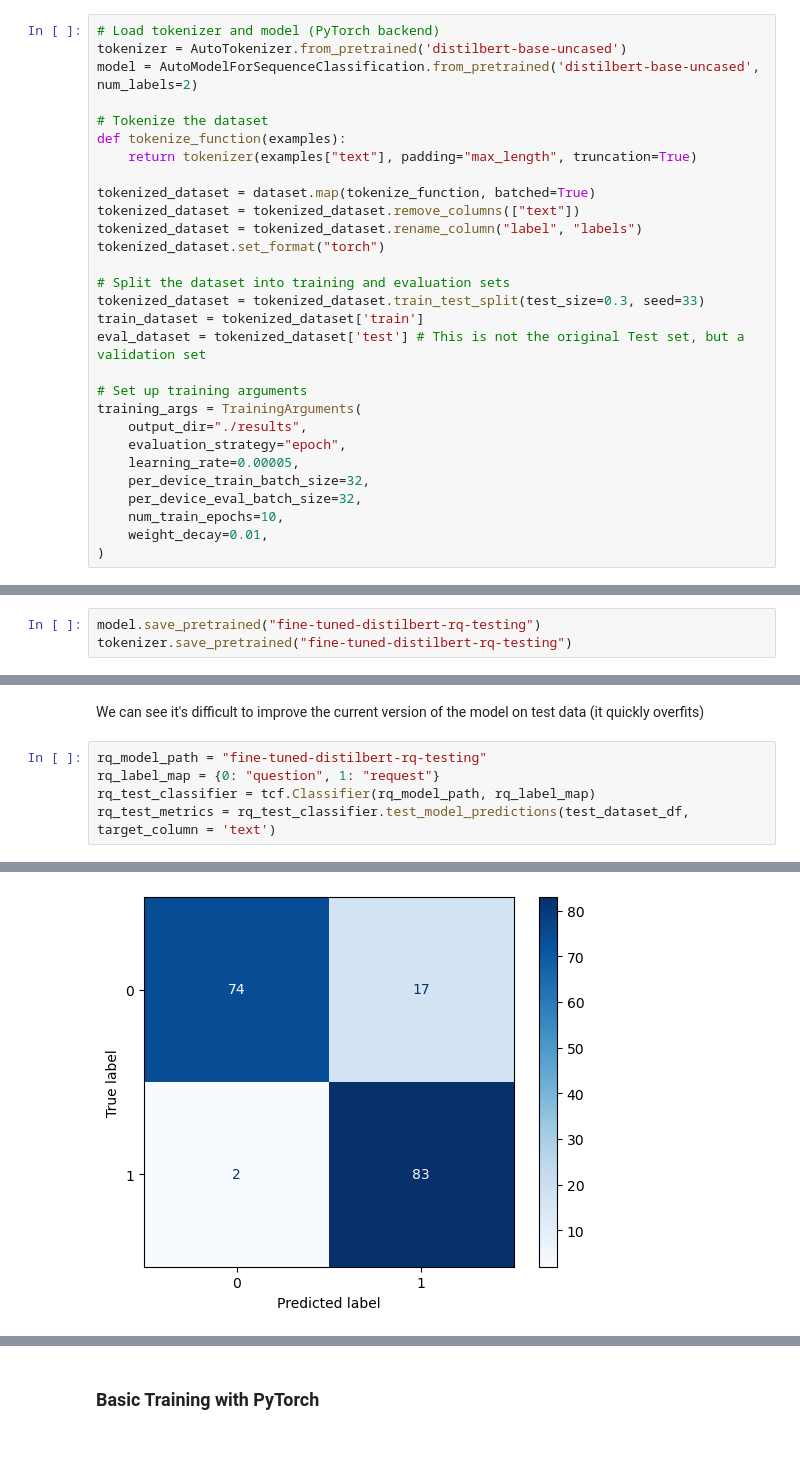
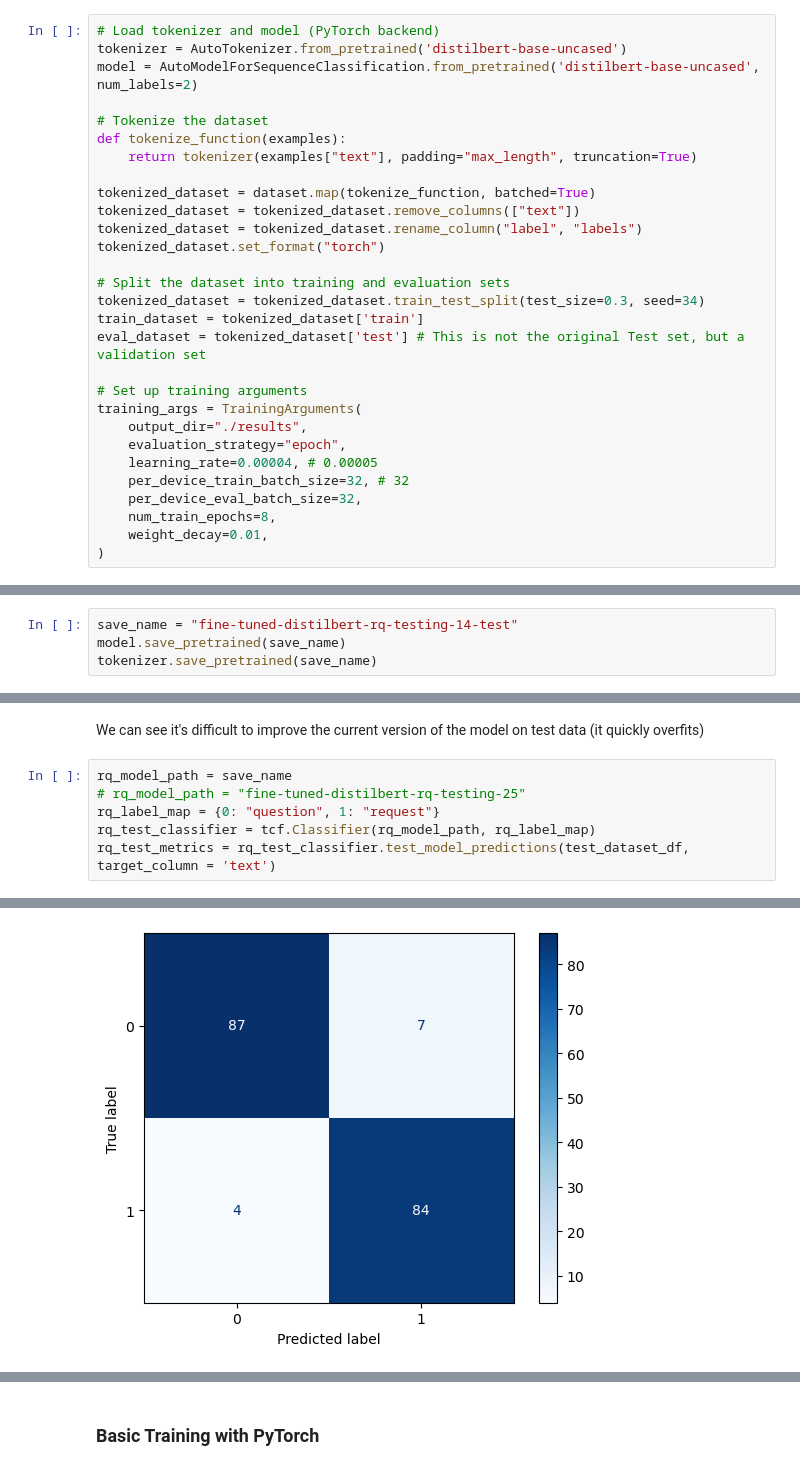
Before and after one commit to reddgr/chatbot-response-scoring-scbn-rqtl, a Jupyter notebook: rq-model-training-workflow.ipynb, the cells around one changed output, grey strips where cells are left out. Drawn from its saved outputs; the diff is of its cells as text.

Commit message:
new rq model version

```diff
--- a/rq-model-training-workflow.ipynb
+++ b/rq-model-training-workflow.ipynb
@@ -217,7 +220,7 @@ tokenized_dataset = tokenized_dataset.rename_column("label", "labels")
 tokenized_dataset.set_format("torch")
 
 # Split the dataset into training and evaluation sets
-tokenized_dataset = tokenized_dataset.train_test_split(test_size=0.3, seed=33)
+tokenized_dataset = tokenized_dataset.train_test_split(test_size=0.3, seed=34)
 train_dataset = tokenized_dataset['train']
 eval_dataset = tokenized_dataset['test'] # This is not the original Test set, but a validation set
 
@@ -225,10 +228,10 @@ eval_dataset = tokenized_dataset['test'] # This is not the original Test set, bu
 training_args = TrainingArguments(
     output_dir="./results",
     evaluation_strategy="epoch",
-    learning_rate=0.00005,
-    per_device_train_batch_size=32,
+    learning_rate=0.00004, # 0.00005
+    per_device_train_batch_size=32, # 32
     per_device_eval_batch_size=32,
-    num_train_epochs=10,
+    num_train_epochs=8,
     weight_decay=0.01,
 )
 # %% [output]
@@ -292,4 +293,5 @@ Epoch 10 - Train Loss: 0.0151 - Eval Loss: 0.1783
 # %%
-model.save_pretrained("fine-tuned-distilbert-rq-testing")
-tokenizer.save_pretrained("fine-tuned-distilbert-rq-testing")
+save_name = "fine-tuned-distilbert-rq-testing-14-test"
+model.save_pretrained(save_name)
+tokenizer.save_pretrained(save_name)
 # %% [output]
@@ -301,7 +303,8 @@ tokenizer.save_pretrained("fine-tuned-distilbert-rq-testing")
 # %% [markdown]
 We can see it's difficult to improve the current version of the model on test data (it quickly overfits)
 # %%
-rq_model_path = "fine-tuned-distilbert-rq-testing"
+rq_model_path = save_name
+# rq_model_path = "fine-tuned-distilbert-rq-testing-25"
 rq_label_map = {0: "question", 1: "request"}
 rq_test_classifier = tcf.Classifier(rq_model_path, rq_label_map)
 rq_test_metrics = rq_test_classifier.test_model_predictions(test_dataset_df, target_column = 'text')
@@ -312,4 +315,4 @@ Cross Entropy Loss: 0.2855
-[figure, old version]
+[figure, new version]
 # %%
 example_0 = "Are you a poem writer?"
 print(example_0)
```
Also changed, not shown: parts of 10 cells of this notebook, 2 other files.
